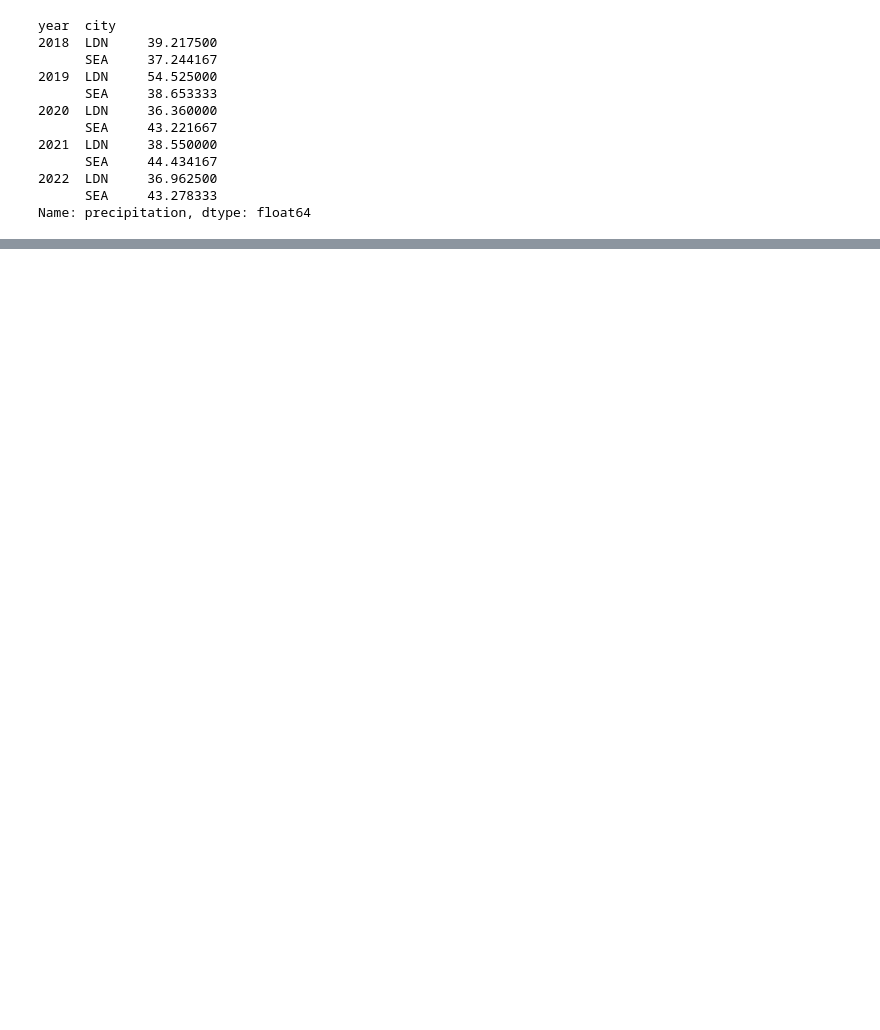
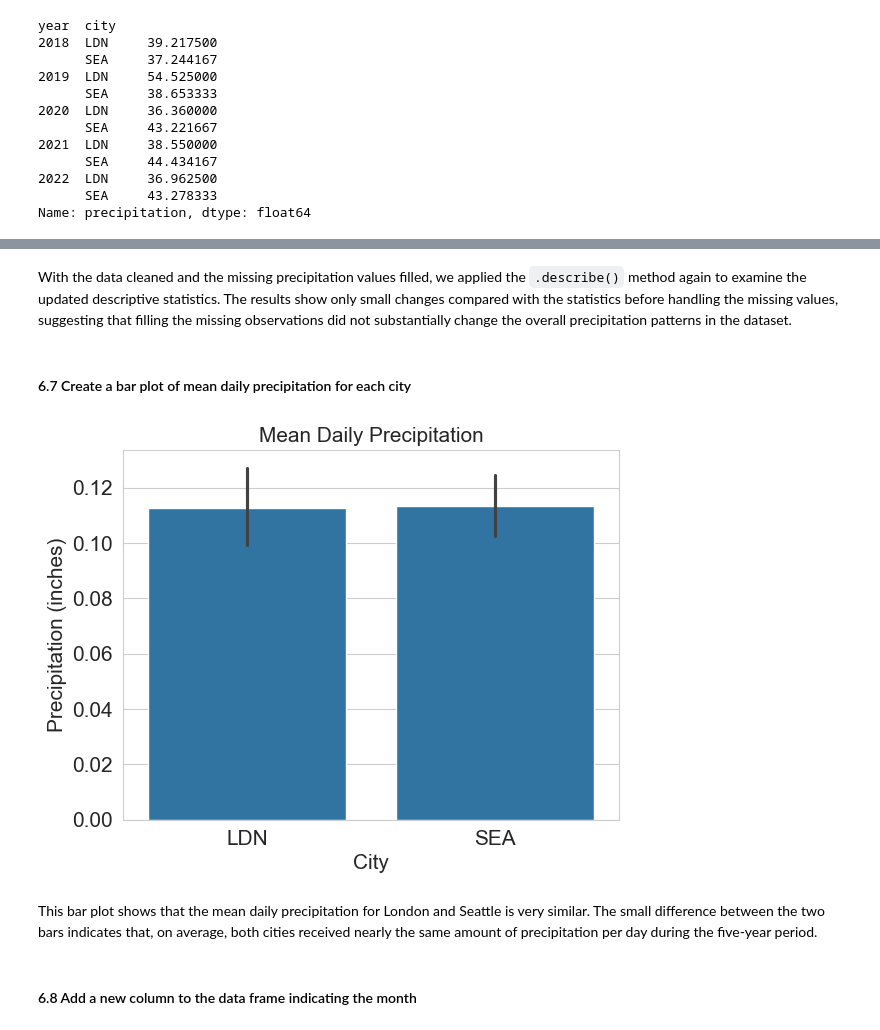
Before and after one commit to MariButarov/Rain-Prediction, a Jupyter notebook: Weather Project/Weather_data.ipynb, the cells around one changed output, grey strips where cells are left out. Cells and saved outputs as stored; diff of their text form; code cells hidden in the pictures; blank space fills up the shorter version.

```diff
--- a/Weather Project/Weather_data.ipynb
+++ b/Weather Project/Weather_data.ipynb
@@ -568,0 +703,21 @@ False
+# %% [markdown]
+With the data cleaned and the missing precipitation values filled, we applied the `.describe()` method again to examine the updated descriptive statistics. The results show only small changes compared with the statistics before handling the missing values, suggesting that filling the missing observations did not substantially change the overall precipitation patterns in the dataset.
+# %% [markdown]
+#### 6.7 Create a bar plot of mean daily precipitation for each city
+# %%
+sns.barplot(data=df, x='city', y='precipitation')
+
+plt.ylabel('Precipitation (inches)', fontsize=15)
+plt.xlabel('City', fontsize=15)
+plt.title('Mean Daily Precipitation', fontsize=15)
+
+
+plt.tick_params(labelsize=15)
+
+plt.show()
+# %% [output]
+[figure, added]
+# %% [markdown]
+This bar plot shows that the mean daily precipitation for London and Seattle is very similar. The small difference between the two bars indicates that, on average, both cities received nearly the same amount of precipitation per day during the five-year period.
+# %% [markdown]
+#### 6.8 Add a new column to the data frame indicating the month
```
Also changed, not shown: parts of 146 cells of this notebook, 2 other files.
